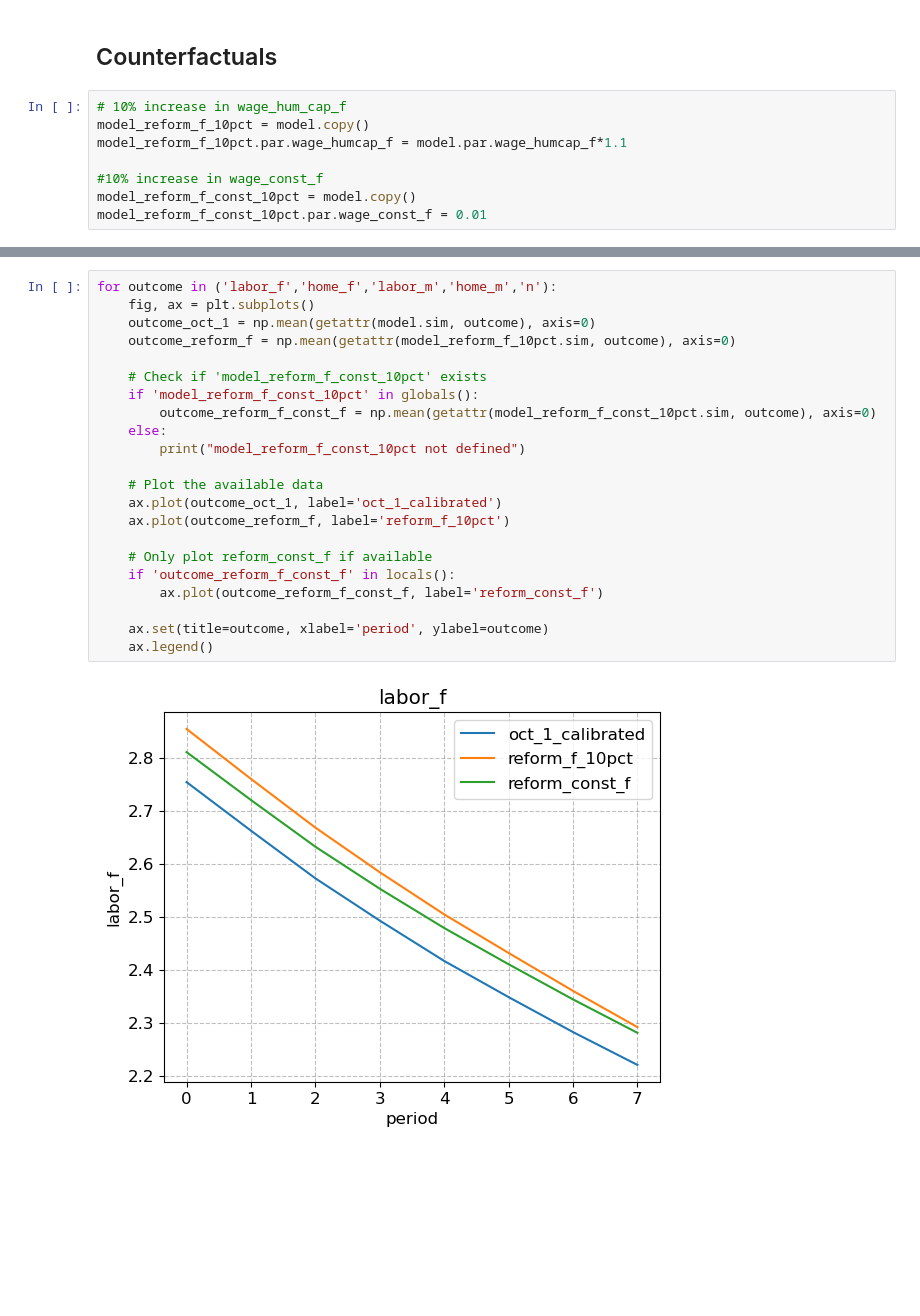
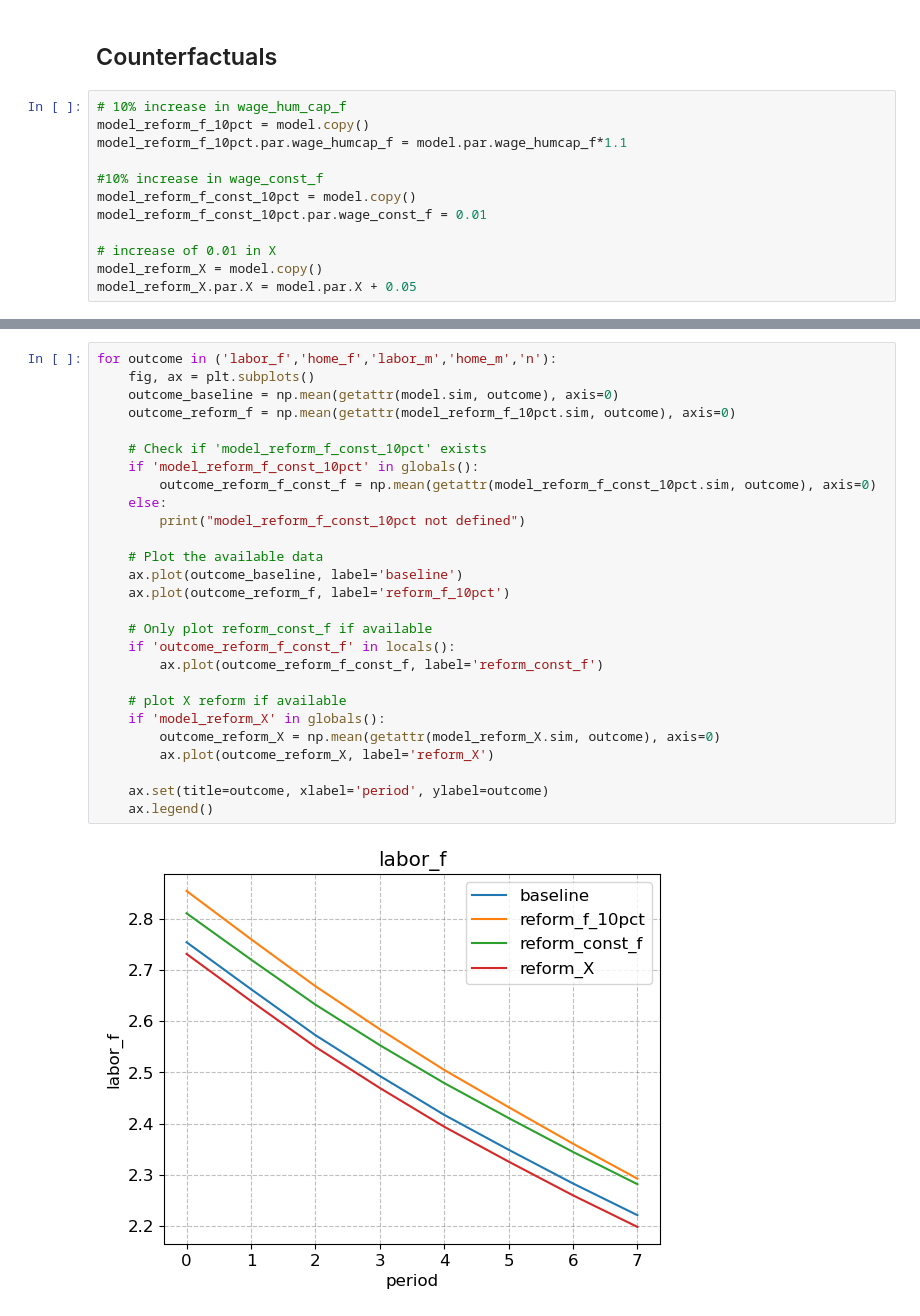
Before and after one commit to clynejj/Public-economics-seminar-project-code, a Jupyter notebook: DynamicSpecialization_post.ipynb, the cells around one changed output, grey strips where cells are left out. Saved outputs shown, nothing was run; the diff lists cells and outputs as text; blank space fills up the shorter version.

```diff
--- a/DynamicSpecialization_post.ipynb
+++ b/DynamicSpecialization_post.ipynb
@@ -457,6 +457,10 @@ model_reform_f_10pct.par.wage_humcap_f = model.par.wage_humcap_f*1.1
 #10% increase in wage_const_f
 model_reform_f_const_10pct = model.copy()
 model_reform_f_const_10pct.par.wage_const_f = 0.01
+
+# increase of 0.01 in X
+model_reform_X = model.copy()
+model_reform_X.par.X = model.par.X + 0.05
 # %%
 # solve hum cap wage reform
 model_reform_f_10pct.solve()
@@ -472,24 +476,29 @@ model_reform_f_10pct.plot_male_hours()
 # %%
 for outcome in ('labor_f','home_f','labor_m','home_m','n'):
     fig, ax = plt.subplots()
-    outcome_oct_1 = np.mean(getattr(model.sim, outcome), axis=0)
+    outcome_baseline = np.mean(getattr(model.sim, outcome), axis=0)
     outcome_reform_f = np.mean(getattr(model_reform_f_10pct.sim, outcome), axis=0)
 
     # Check if 'model_reform_f_const_10pct' exists
     if 'model_reform_f_const_10pct' in globals():
         outcome_reform_f_const_f = np.mean(getattr(model_reform_f_const_10pct.sim, outcome), axis=0)
     else:
         print("model_reform_f_const_10pct not defined")
 
     # Plot the available data
-    ax.plot(outcome_oct_1, label='oct_1_calibrated')
+    ax.plot(outcome_baseline, label='baseline')
     ax.plot(outcome_reform_f, label='reform_f_10pct')
 
     # Only plot reform_const_f if available
     if 'outcome_reform_f_const_f' in locals():
         ax.plot(outcome_reform_f_const_f, label='reform_const_f')
 
+    # plot X reform if available
+    if 'model_reform_X' in globals():
+        outcome_reform_X = np.mean(getattr(model_reform_X.sim, outcome), axis=0)
+        ax.plot(outcome_reform_X, label='reform_X')
+
     ax.set(title=outcome, xlabel='period', ylabel=outcome)
     ax.legend()
 # %% [output]
-[figure, old version]
+[figure, new version]
```
Also changed, not shown: parts of 4 cells of this notebook.
